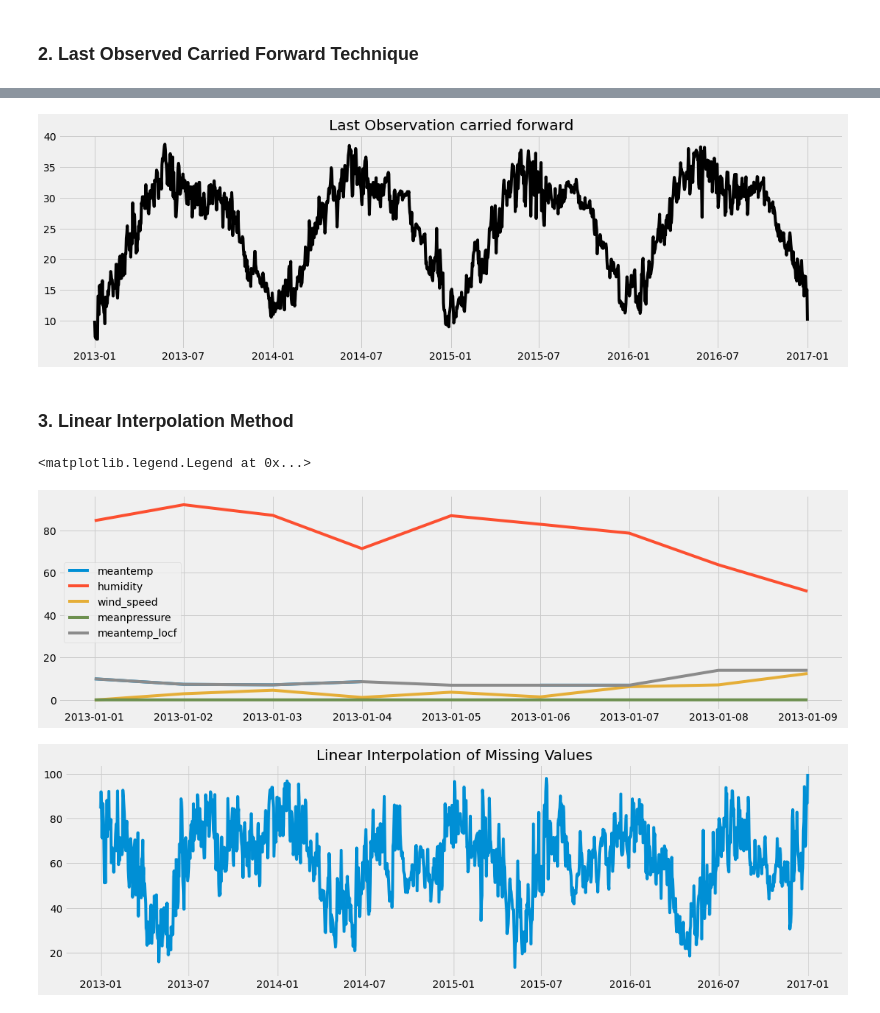
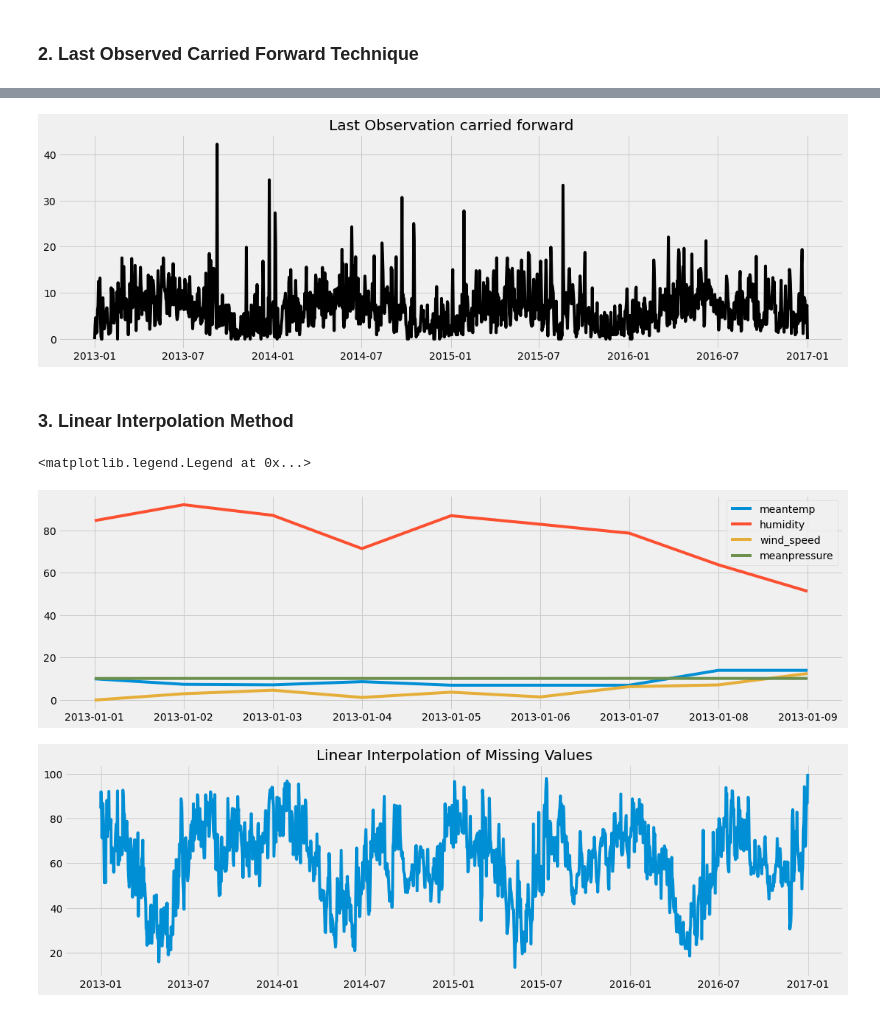
Before and after one commit to akashnaundla/climate_analysis, a Jupyter notebook: Climate Analysis.ipynb, the cells around one changed output, grey strips where cells are left out. Saved outputs shown, nothing was run; the diff lists cells and outputs as text; code cells hidden in the pictures.

```diff
--- a/Climate Analysis.ipynb
+++ b/Climate Analysis.ipynb
@@ -135,12 +132,14 @@ dtype: int64
 # %%
 #LOCF
 plt.rcParams["figure.figsize"]= (17,5)
-df2["meantemp_locf"]=df2["meantemp"].bfill()
-plt.plot(df2["meantemp_locf"], color="black")
+df2["wind_speed"]=df2["wind_speed"].bfill()
+df2["meantemp"]=df2["meantemp"].bfill()
+df2["humidity"]=df2["humidity"].bfill()
+plt.plot(df2["wind_speed"], color="black")
 plt.title("Last Observation carried forward")
 plt.show()
 # %% [output]
-[figure, old version]
+[figure, new version]
 # %% [markdown]
 ### 3. Linear Interpolation Method
 # %%
@@ -148,7 +147,7 @@ plt.plot(df2[df2.index<"2013-01-10"])
 plt.legend(df2.columns)
 # %% [output]
 <matplotlib.legend.Legend at 0x...>
-[figure, old version]
+[figure, new version]
 # %%
 #Graph after Linear Interpolation
 
```
Also changed, not shown: parts of 64 cells of this notebook.
